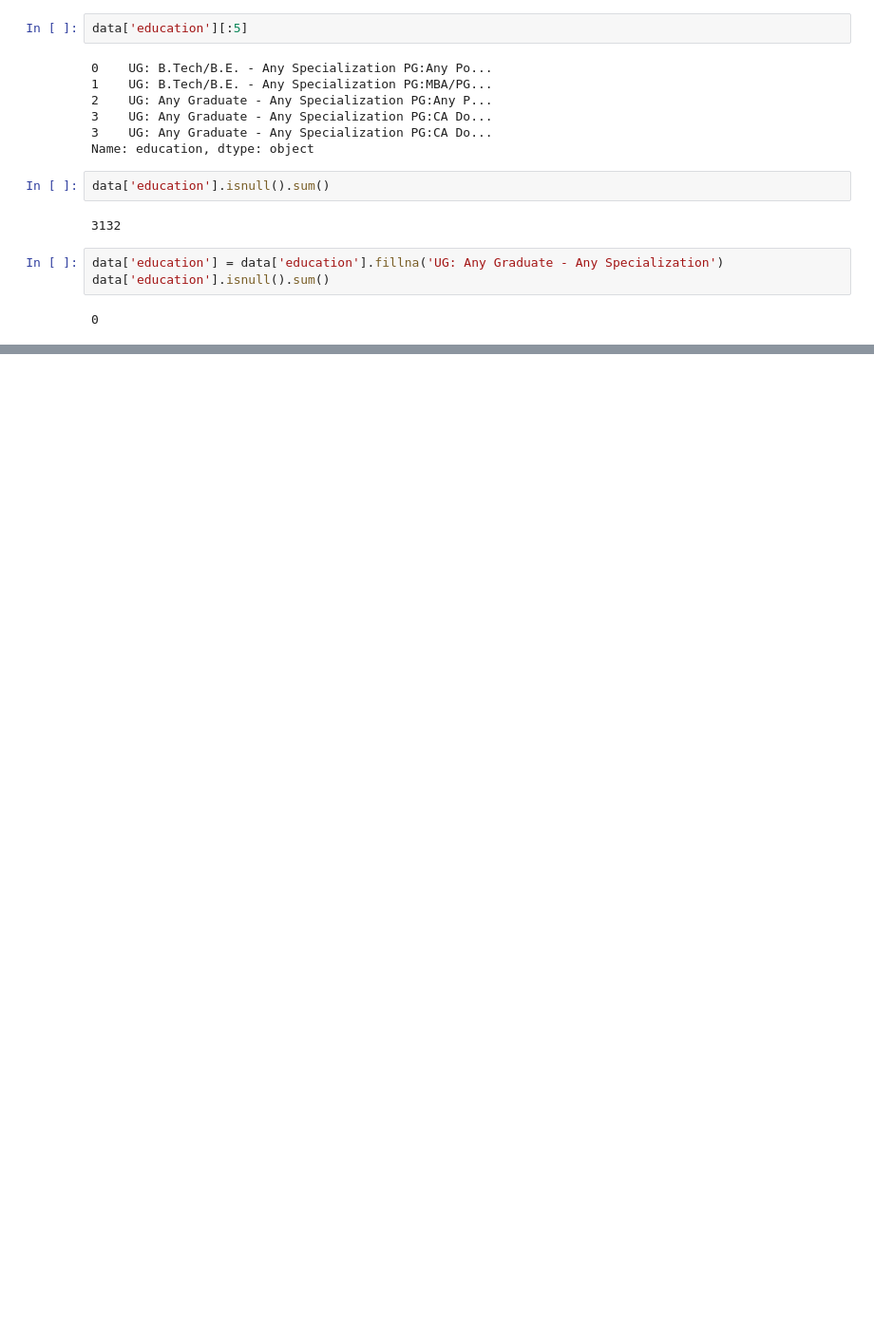
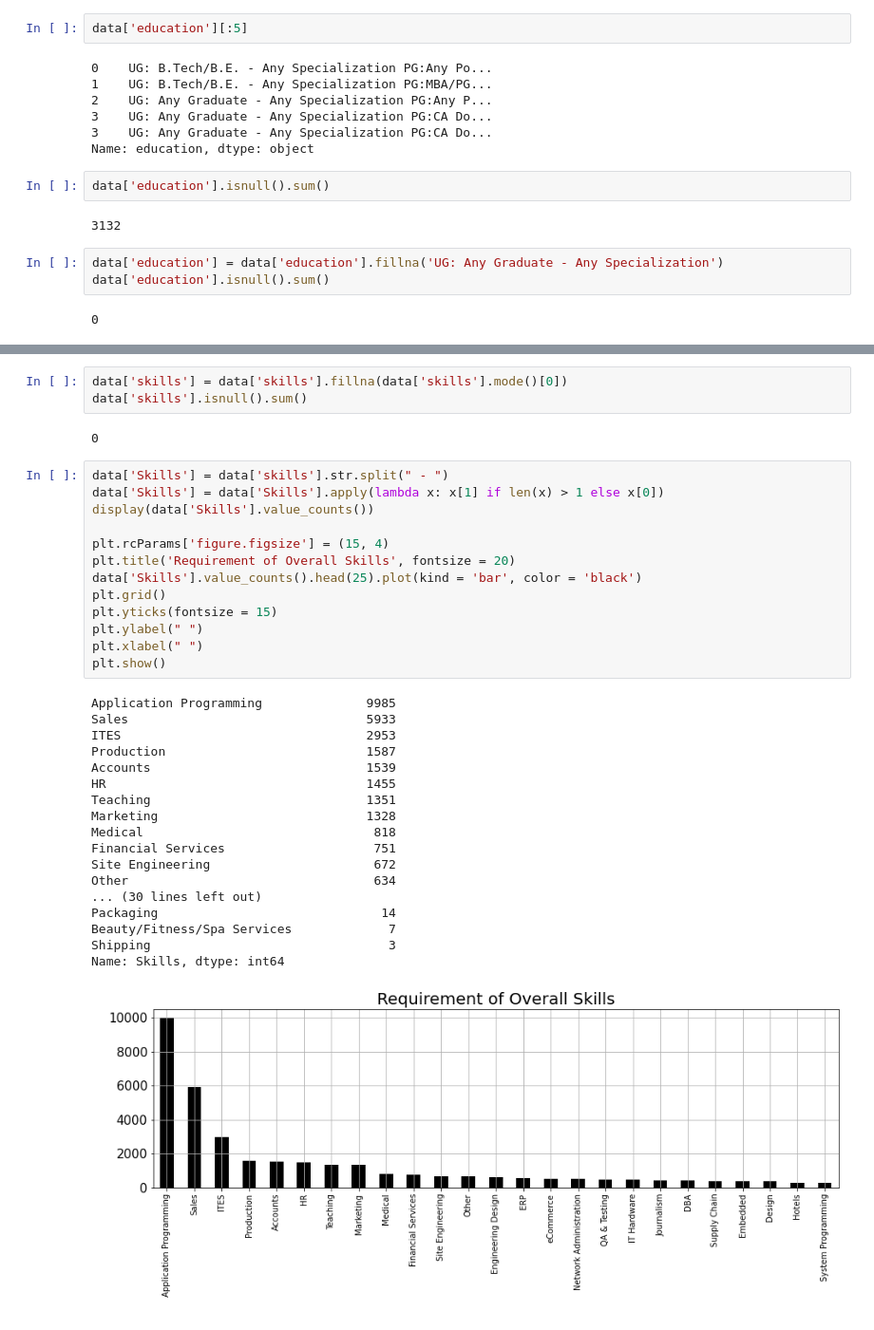
Before and after one commit to ChandimalPriyamantha/105-Data-Cleaning-on-Naukri-Dataset, a Jupyter notebook: Data-Cleaning.ipynb, the cells around one changed output, grey strips where cells are left out. Shown at 95% size. Saved outputs shown, nothing was run; the diff lists cells and outputs as text; blank space fills up the shorter version.

```diff
--- a/Data-Cleaning.ipynb
+++ b/Data-Cleaning.ipynb
@@ -371,0 +472,37 @@ Name: Education, dtype: int64
+# %%
+data['skills'] = data['skills'].fillna(data['skills'].mode()[0])
+data['skills'].isnull().sum()
+# %% [output]
+0
+# %%
+data['Skills'] = data['skills'].str.split(" - ")
+data['Skills'] = data['Skills'].apply(lambda x: x[1] if len(x) > 1 else x[0])
+display(data['Skills'].value_counts())
+
+plt.rcParams['figure.figsize'] = (15, 4)
+plt.title('Requirement of Overall Skills', fontsize = 20)
+data['Skills'].value_counts().head(25).plot(kind = 'bar', color = 'black')
+plt.grid()
+plt.yticks(fontsize = 15)
+plt.ylabel(" ")
+plt.xlabel(" ")
+plt.show()
+# %% [output]
+Application Programming              9985
+Sales                                5933
+ITES                                 2953
+Production                           1587
+Accounts                             1539
+HR                                   1455
+Teaching                             1351
+Marketing                            1328
+Medical                               818
+Financial Services                    751
+Site Engineering                      672
+Other                                 634
+... (30 lines left out)
+Packaging                              14
+Beauty/Fitness/Spa Services             7
+Shipping                                3
+Name: Skills, dtype: int64
+[figure, added]
```
Also changed, not shown: parts of 12 cells of this notebook.
